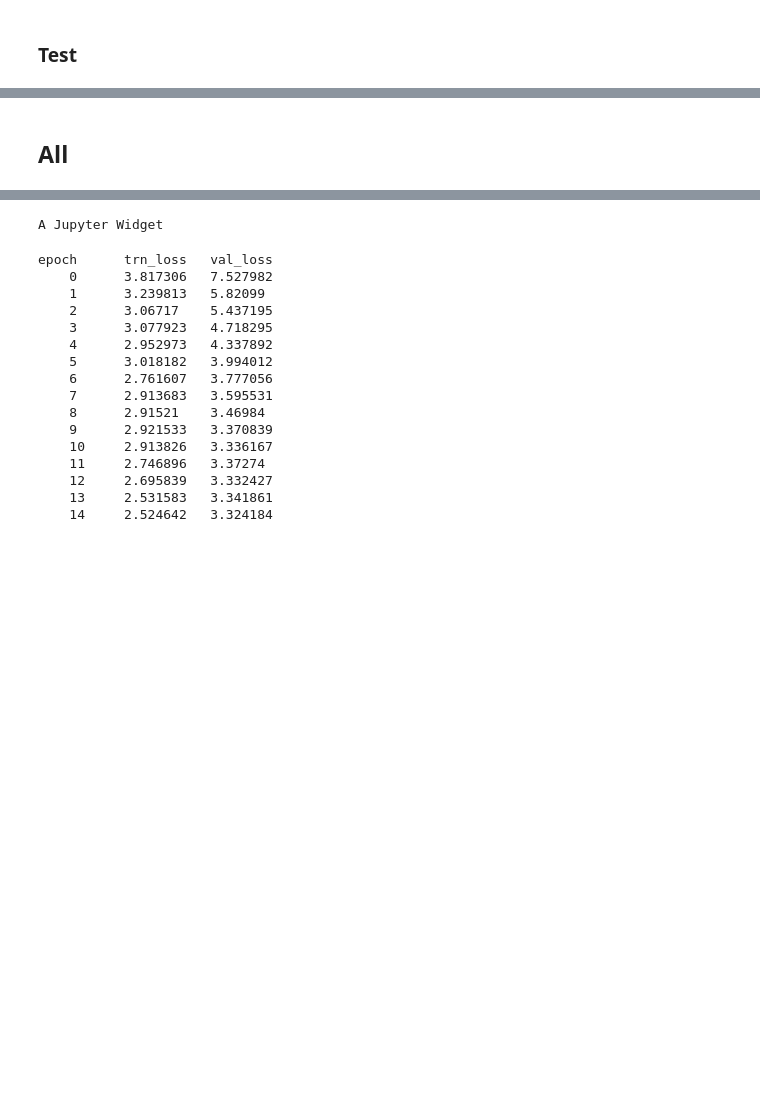
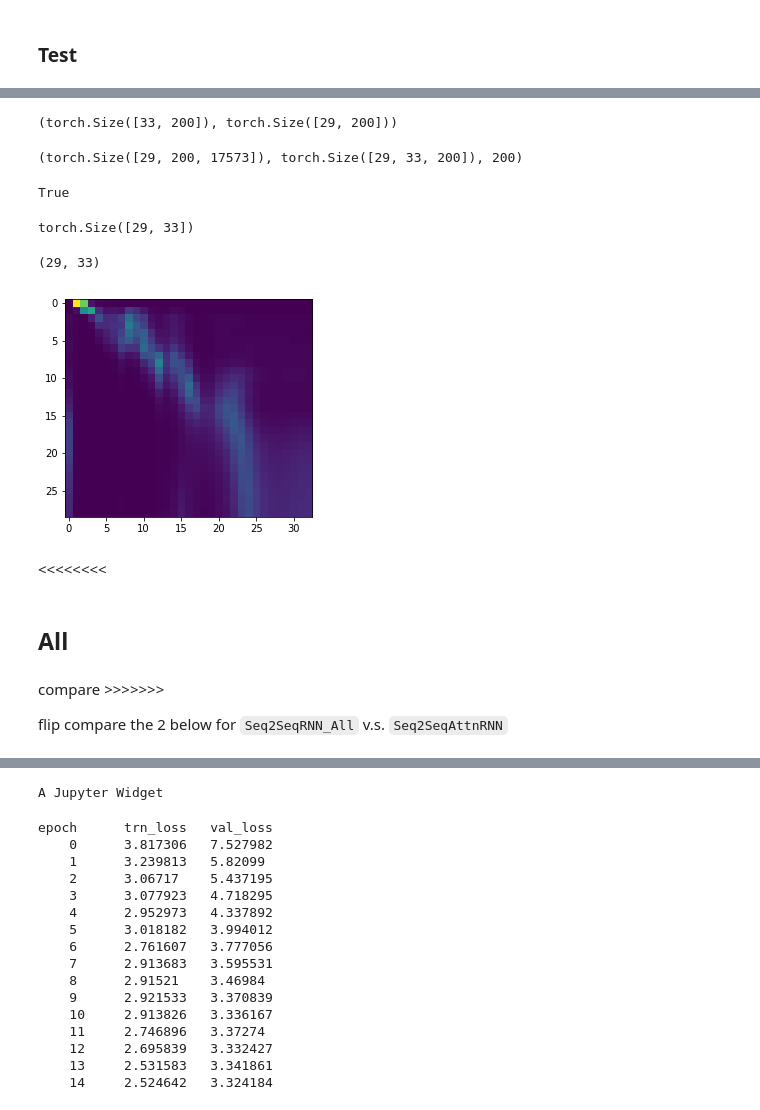
Before and after one commit to yang-zhang/fastai, a Jupyter notebook: courses/dl2/translate-yz20181126.ipynb, the cells around one changed output, grey strips where cells are left out. Drawn from its saved outputs; the diff is of its cells as text; code cells hidden in the pictures; blank space fills up the shorter version.

```diff
--- a/courses/dl2/translate-yz20181126.ipynb
+++ b/courses/dl2/translate-yz20181126.ipynb
@@ -1002,3 +1431,35 @@ for i,ax in enumerate(axes.flat):
+# %%
+x,y = next(iter(val_dl))
+probs,attns = learn.model(V(x),ret_attn=True)
+preds = to_np(probs.max(2)[1])
+# %%
+x.shape, y.shape
+# %% [output]
+(torch.Size([33, 200]), torch.Size([29, 200]))
+# %%
+probs.shape, attns.shape, val_dl.batch_size
+# %% [output]
+(torch.Size([29, 200, 17573]), torch.Size([29, 33, 200]), 200)
+# %%
+(attns[...,180]==attns[:,:,180]).all()
+# %% [output]
+True
+# %%
+attns[...,180].shape
+# %% [output]
+torch.Size([29, 33])
+# %%
+attn = to_np(attns[...,180])
+# %%
+attn.shape
+# %% [output]
+(29, 33)
+# %%
+plt.imshow(attn);
+# %% [output]
+[figure, added]
+# %% [markdown]
+<<<<<<<<
 # %% [markdown]
 ## All
 # %%
@@ -1053,3 +1514,7 @@ class Seq2SeqRNN_All(nn.Module):
         return torch.stack(res)
 
     def initHidden(self, bs): return V(torch.zeros(self.nl*2, bs, self.nh))
+# %% [markdown]
+compare >>>>>>>
+
+flip compare the 2 below for `Seq2SeqRNN_All` v.s. `Seq2SeqAttnRNN`
```
Also changed, not shown: parts of 97 cells of this notebook.
